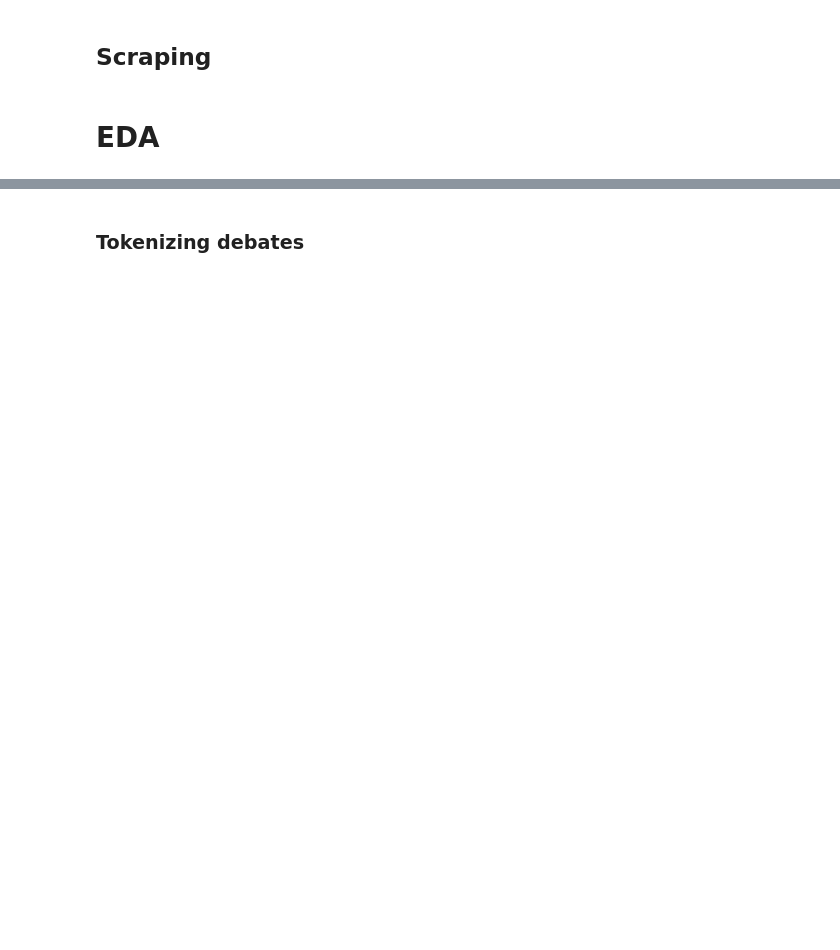
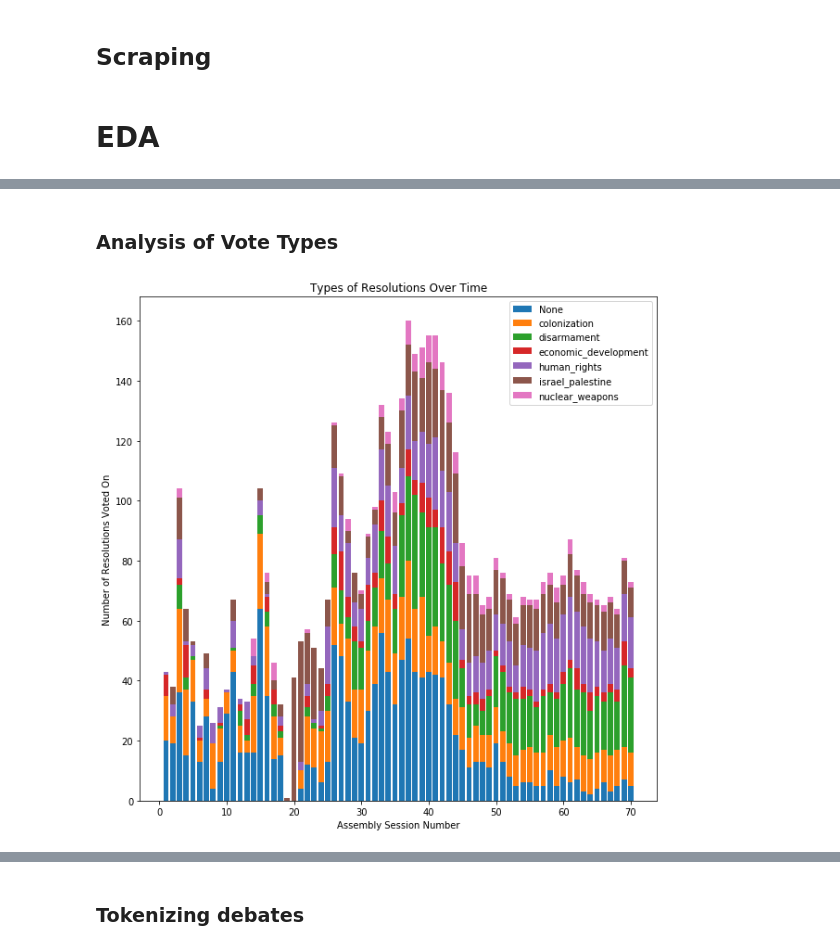
Before and after one commit to RobMor/CMSC320-Final-Project, a Jupyter notebook: EmilyGong-FinalTutorial.ipynb, the cells around one changed output, grey strips where cells are left out. Saved outputs shown, nothing was run; the diff lists cells and outputs as text; code cells hidden in the pictures; blank space fills up the shorter version.

```diff
--- a/EmilyGong-FinalTutorial.ipynb
+++ b/EmilyGong-FinalTutorial.ipynb
@@ -200,0 +410,38 @@ It is indeed a pleasure for me and the members of my delegation to extend to Amb
+# %% [markdown]
+### Analysis of Vote Types
+# %%
+resolution_types = ["colonization","human_rights","israel_palestine","disarmament","nuclear_weapons","economic_development"]
+type_dict = {t: i+1 for i, t in enumerate(resolution_types)}
+resolution_table = resolutions[["resolution"] + resolution_types]
+# %%
+rs = {}
+for i, row in resolution_table.iterrows():
+    p = row[row == 1]
+    if len(p) > 0:
+        rs[row["resolution"]] = p.index[0]
+    else:
+        rs[row["resolution"]] = "None"
+resolutions["type"] = [rs.get(r) or "None" for r in resolutions["resolution"]]
+votes["type"] = [rs.get(r) or "None" for r in votes["resolution"]]
+# %%
+sessions = list(range(1,71))
+prev = np.zeros(len(sessions))
+plt.figure(figsize=(10,10))
+for name, group in resolutions.groupby("type"):
+    grouped = group.groupby("assembly_session")
+    x = np.array(list(grouped.groups.keys()))
+    y = grouped["assembly_session"].count().values
+    real_x = sessions
+    real_y = np.zeros(len(sessions))
+    for i, l in enumerate(x):
+        real_y[l-1] = y[i]
+    plt.bar(real_x, real_y, bottom=prev, label=name)
+    for i, l in enumerate(x):
+        prev[l-1] += y[i]
+plt.title("Types of Resolutions Over Time")
+plt.legend()
+plt.ylabel("Number of Resolutions Voted On")
+plt.xlabel("Assembly Session Number")
+plt.show()
+# %% [output]
+[figure, added]
```
Also changed, not shown: parts of 73 cells of this notebook.
